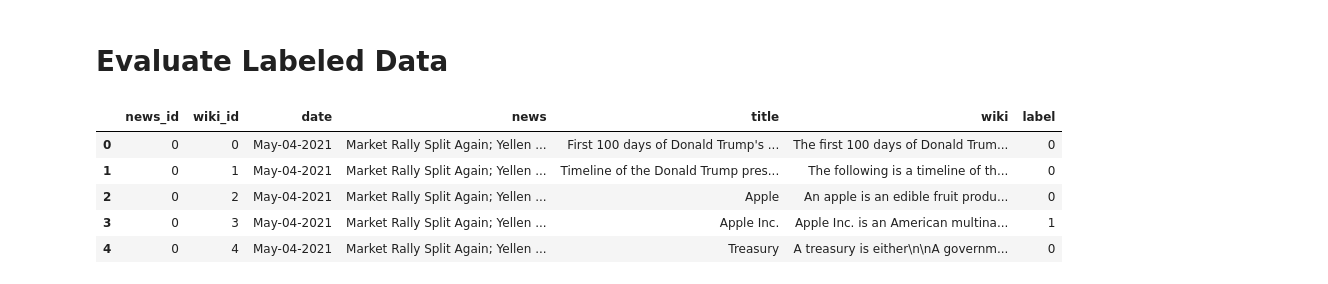
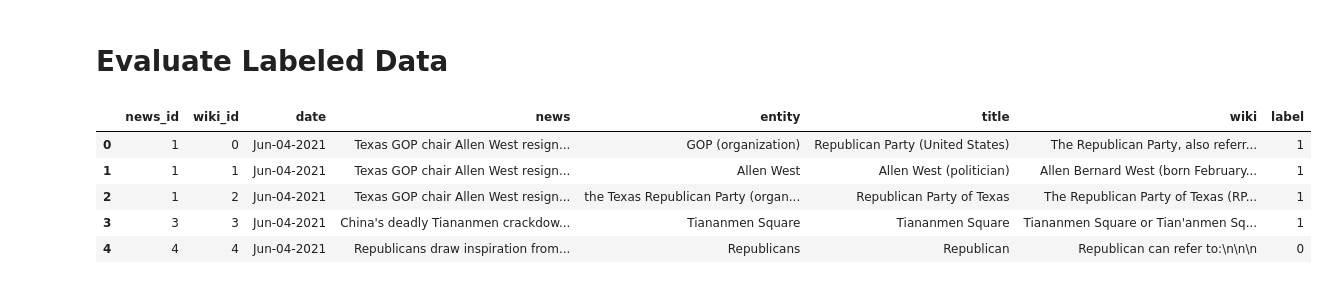
Before and after one commit to MSIA/2021-msia423-Ho-Sara-project, a Jupyter notebook: notebooks/algorithm.ipynb, the cells around one changed output. Drawn from its saved outputs; the diff is of its cells as text; code cells hidden in the pictures.

```diff
--- a/notebooks/algorithm.ipynb
+++ b/notebooks/algorithm.ipynb
@@ -46,16 +33,16 @@ data = data.sort_values(['date', 'news_id', 'wiki_id'])
 # %% [markdown]
 # Evaluate Labeled Data
 # %%
-labeled = pd.read_csv('../data/labeled/labeled.csv')
+labeled = pd.read_csv('../data/labeled/labeled_data.csv')
 labeled = labeled.dropna()
 labeled.head()
 # %% [output]
-|  | news_id | wiki_id | date | news | title | wiki | label |
-| 0 | 0 | 0 | May-04-2021 | Market Rally Split Again; Yellen ... | First 100 days of Donald Trump's ... | The first 100 days of Donald Trum... | 0 |
-| 1 | 0 | 1 | May-04-2021 | Market Rally Split Again; Yellen ... | Timeline of the Donald Trump pres... | The following is a timeline of th... | 0 |
-| 2 | 0 | 2 | May-04-2021 | Market Rally Split Again; Yellen ... | Apple | An apple is an edible fruit produ... | 0 |
-| 3 | 0 | 3 | May-04-2021 | Market Rally Split Again; Yellen ... | Apple Inc. | Apple Inc. is an American multina... | 1 |
-| 4 | 0 | 4 | May-04-2021 | Market Rally Split Again; Yellen ... | Treasury | A treasury is either\n\nA governm... | 0 |
+|  | news_id | wiki_id | date | news | entity | title | wiki | label |
+| 0 | 1 | 0 | Jun-04-2021 | Texas GOP chair Allen West resign... | GOP (organization) | Republican Party (United States) | The Republican Party, also referr... | 1 |
+| 1 | 1 | 1 | Jun-04-2021 | Texas GOP chair Allen West resign... | Allen West | Allen West (politician) | Allen Bernard West (born February... | 1 |
+| 2 | 1 | 2 | Jun-04-2021 | Texas GOP chair Allen West resign... | the Texas Republican Party (organ... | Republican Party of Texas | The Republican Party of Texas (RP... | 1 |
+| 3 | 3 | 3 | Jun-04-2021 | China's deadly Tiananmen crackdow... | Tiananmen Square | Tiananmen Square | Tiananmen Square or Tian'anmen Sq... | 1 |
+| 4 | 4 | 4 | Jun-04-2021 | Republicans draw inspiration from... | Republicans | Republican | Republican can refer to:\n\n\n | 0 |
 # %%
 def remove_stopwords(df, c):
 
```
Also changed, not shown: parts of 12 cells of this notebook.
